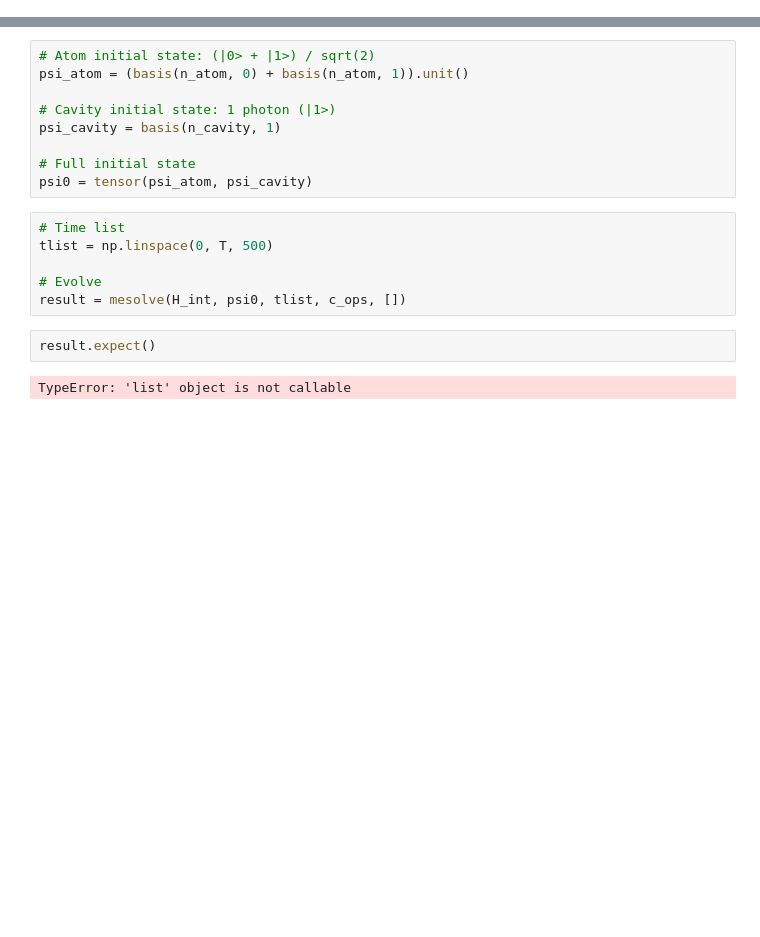
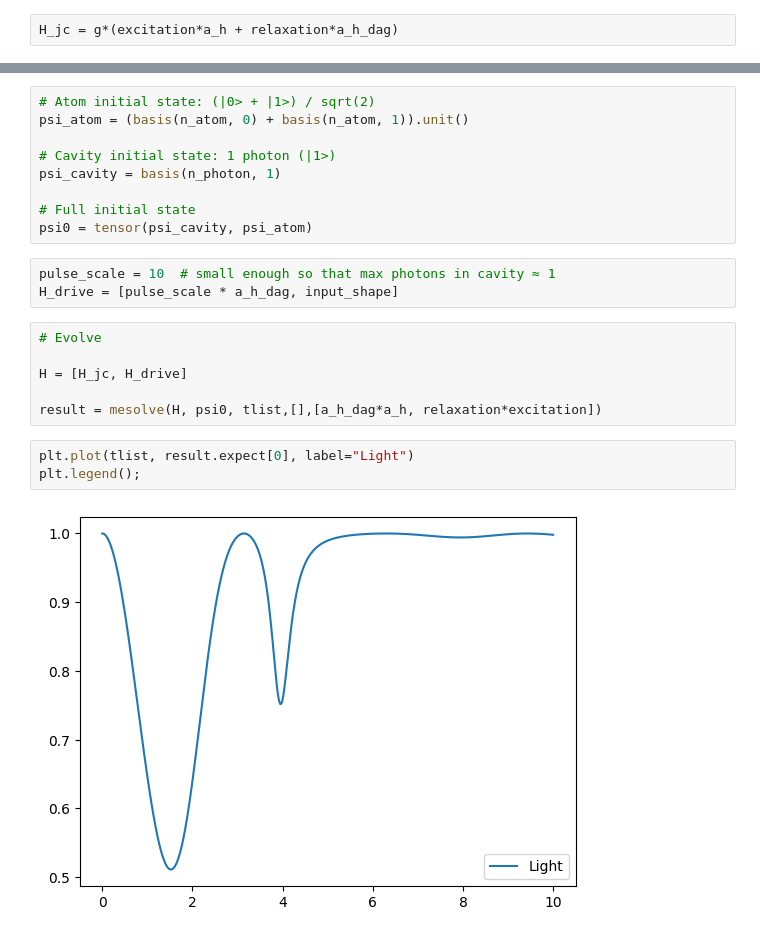
Before and after one commit to leart-zuka/Master_Thesis, a Jupyter notebook: code/simulations/phase_gate_simulations/controlled_phase_gate.ipynb, the cells around one changed output, grey strips where cells are left out. Saved outputs shown, nothing was run; the diff lists cells and outputs as text; blank space fills up the shorter version.

```diff
--- a/code/simulations/phase_gate_simulations/controlled_phase_gate.ipynb
+++ b/code/simulations/phase_gate_simulations/controlled_phase_gate.ipynb
@@ -40,0 +43,2 @@ c_ops = [
+# %%
+H_jc = g*(excitation*a_h + relaxation*a_h_dag)
@@ -43,17 +64,21 @@ c_ops = [
 psi_atom = (basis(n_atom, 0) + basis(n_atom, 1)).unit()
 
 # Cavity initial state: 1 photon (|1>)
-psi_cavity = basis(n_cavity, 1)
+psi_cavity = basis(n_photon, 1)
 
 # Full initial state
-psi0 = tensor(psi_atom, psi_cavity)
+psi0 = tensor(psi_cavity, psi_atom)
+# %%
+pulse_scale = 10  # small enough so that max photons in cavity ≈ 1
+H_drive = [pulse_scale * a_h_dag, input_shape]
 # %%
-# Time list
-tlist = np.linspace(0, T, 500)
+# Evolve
 
-# Evolve
-result = mesolve(H_int, psi0, tlist, c_ops, [])
+H = [H_jc, H_drive]
+
+result = mesolve(H, psi0, tlist,[],[a_h_dag*a_h, relaxation*excitation])
-# %%
-result.expect()
-# %% [output]
-TypeError: 'list' object is not callable
+# %%
+plt.plot(tlist, result.expect[0], label="Light")
+plt.legend();
+# %% [output]
+[figure, added]
```
Also changed, not shown: parts of 11 cells of this notebook, 9 other files.
